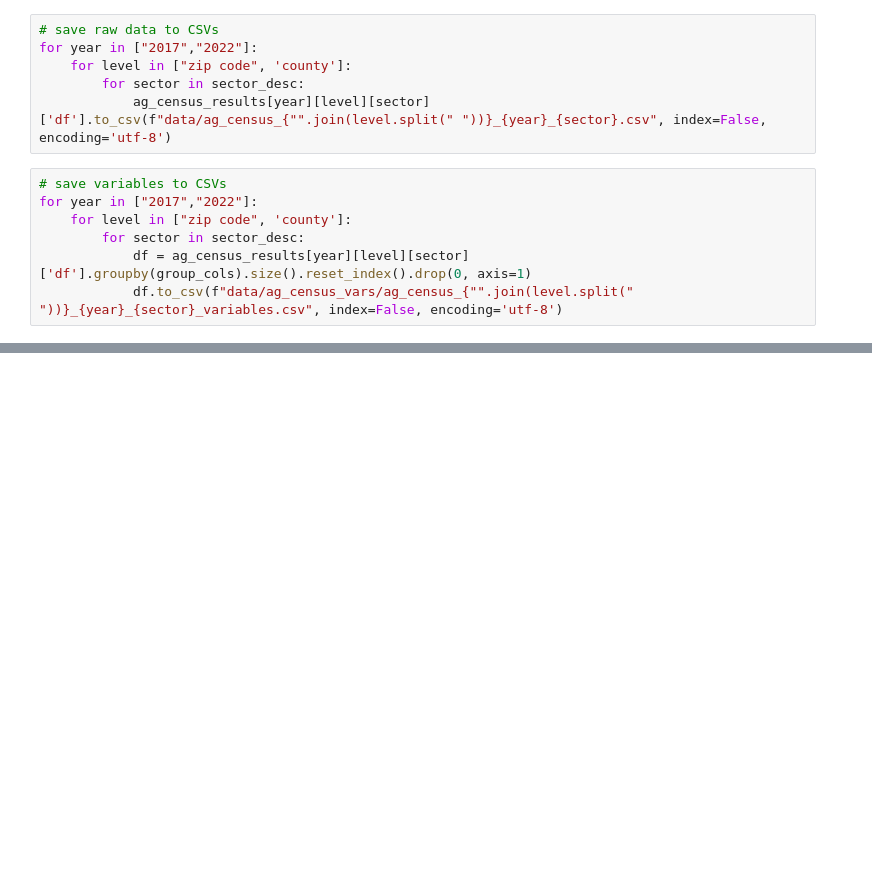
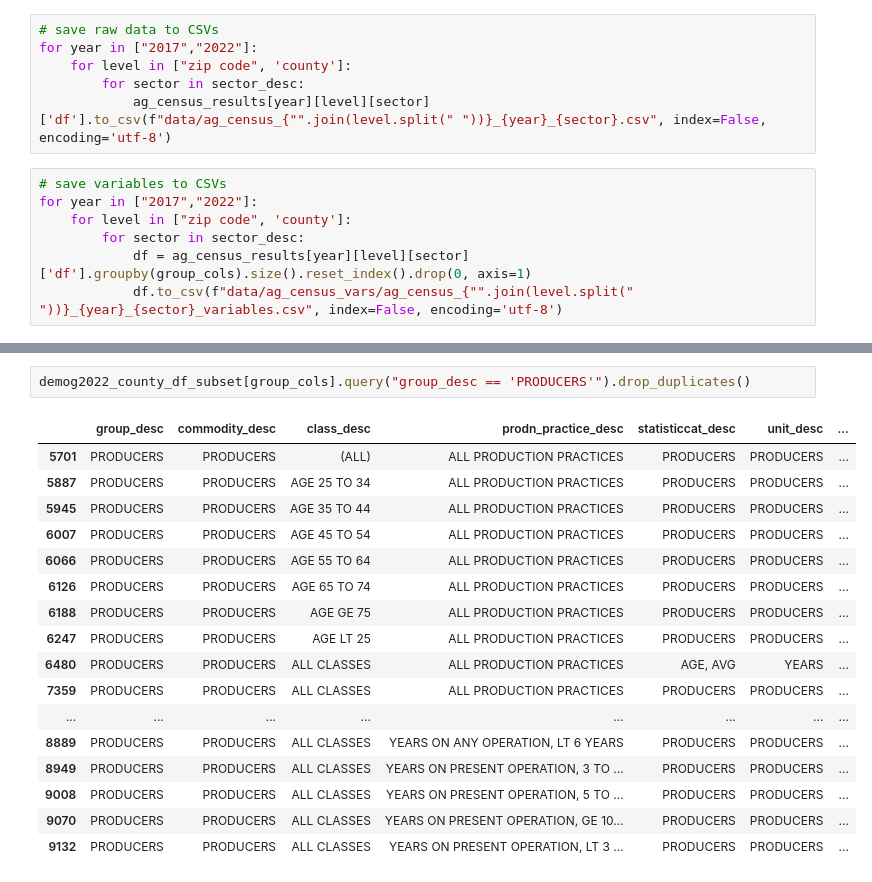
Before and after one commit to dkrasne/nys_farms, a Jupyter notebook: ag_census_variables.ipynb, the cells around one changed output, grey strips where cells are left out. Cells and saved outputs as stored; diff of their text form; blank space fills up the shorter version.

```diff
--- a/ag_census_variables.ipynb
+++ b/ag_census_variables.ipynb
@@ -483,0 +215,20 @@ demog2022_zipcode_df_core = demog2022_zipcode_df_subset.query("zip_5 in @zipcode
+# %%
+demog2022_county_df_subset[group_cols].query("group_desc == 'PRODUCERS'").drop_duplicates()
+# %% [output]
+|  | group_desc | commodity_desc | class_desc | prodn_practice_desc | statisticcat_desc | unit_desc | ... |
+| 5701 | PRODUCERS | PRODUCERS | (ALL) | ALL PRODUCTION PRACTICES | PRODUCERS | PRODUCERS | ... |
+| 5887 | PRODUCERS | PRODUCERS | AGE 25 TO 34 | ALL PRODUCTION PRACTICES | PRODUCERS | PRODUCERS | ... |
+| 5945 | PRODUCERS | PRODUCERS | AGE 35 TO 44 | ALL PRODUCTION PRACTICES | PRODUCERS | PRODUCERS | ... |
+| 6007 | PRODUCERS | PRODUCERS | AGE 45 TO 54 | ALL PRODUCTION PRACTICES | PRODUCERS | PRODUCERS | ... |
+| 6066 | PRODUCERS | PRODUCERS | AGE 55 TO 64 | ALL PRODUCTION PRACTICES | PRODUCERS | PRODUCERS | ... |
+| 6126 | PRODUCERS | PRODUCERS | AGE 65 TO 74 | ALL PRODUCTION PRACTICES | PRODUCERS | PRODUCERS | ... |
+| 6188 | PRODUCERS | PRODUCERS | AGE GE 75 | ALL PRODUCTION PRACTICES | PRODUCERS | PRODUCERS | ... |
+| 6247 | PRODUCERS | PRODUCERS | AGE LT 25 | ALL PRODUCTION PRACTICES | PRODUCERS | PRODUCERS | ... |
+| 6480 | PRODUCERS | PRODUCERS | ALL CLASSES | ALL PRODUCTION PRACTICES | AGE, AVG | YEARS | ... |
+| 7359 | PRODUCERS | PRODUCERS | ALL CLASSES | ALL PRODUCTION PRACTICES | PRODUCERS | PRODUCERS | ... |
+| ... | ... | ... | ... | ... | ... | ... | ... |
+| 8889 | PRODUCERS | PRODUCERS | ALL CLASSES | YEARS ON ANY OPERATION, LT 6 YEARS | PRODUCERS | PRODUCERS | ... |
+| 8949 | PRODUCERS | PRODUCERS | ALL CLASSES | YEARS ON PRESENT OPERATION, 3 TO ... | PRODUCERS | PRODUCERS | ... |
+| 9008 | PRODUCERS | PRODUCERS | ALL CLASSES | YEARS ON PRESENT OPERATION, 5 TO ... | PRODUCERS | PRODUCERS | ... |
+| 9070 | PRODUCERS | PRODUCERS | ALL CLASSES | YEARS ON PRESENT OPERATION, GE 10... | PRODUCERS | PRODUCERS | ... |
+| 9132 | PRODUCERS | PRODUCERS | ALL CLASSES | YEARS ON PRESENT OPERATION, LT 3 ... | PRODUCERS | PRODUCERS | ... |
```
Also changed, not shown: parts of 50 cells of this notebook.
